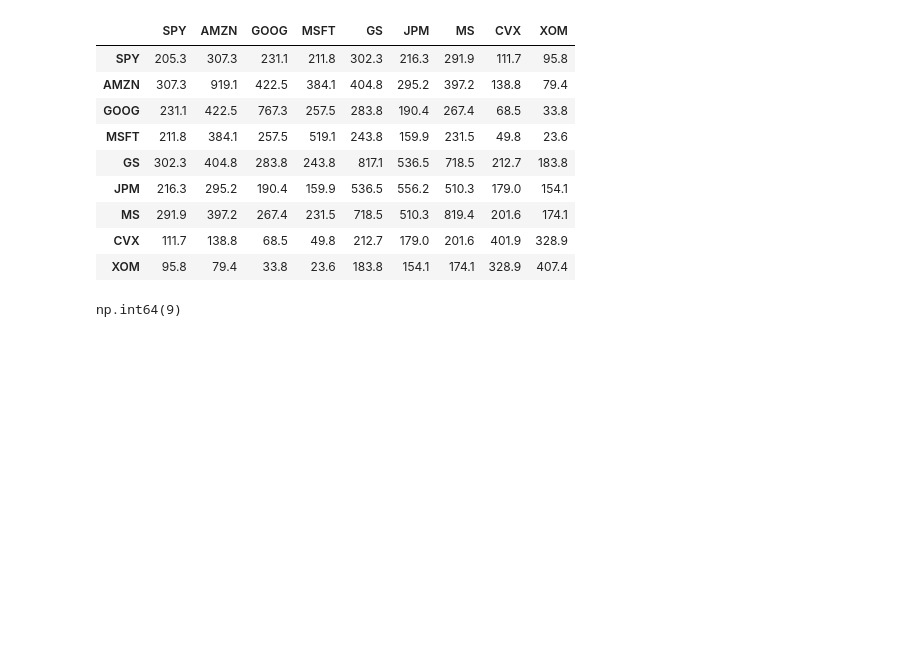
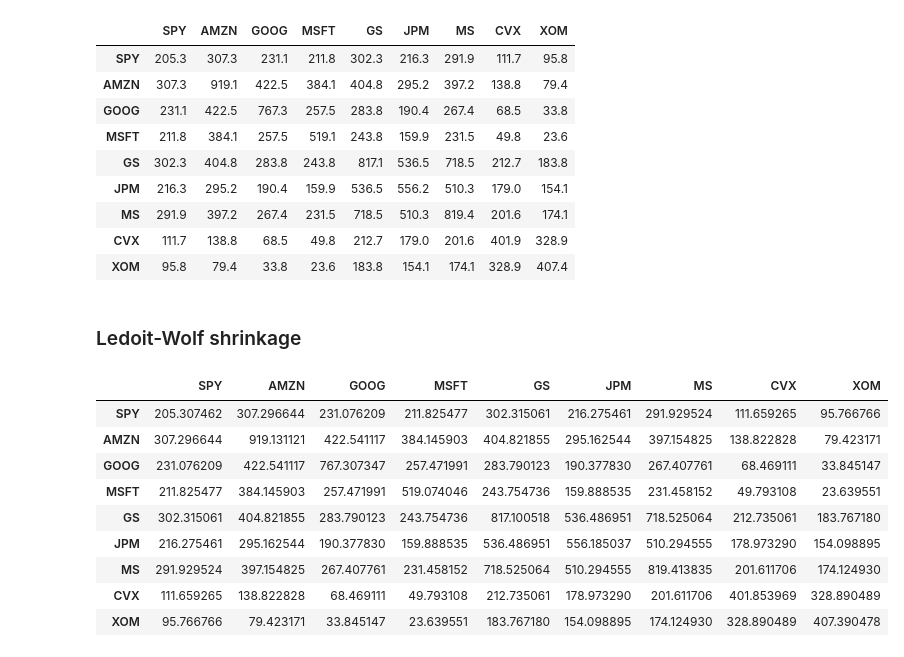
Before and after one commit to matthiasbouquet/advanced_algorithmic_trading, a Jupyter notebook: assignments/week_3/day_13.ipynb, the cells around one changed output. Saved outputs shown, nothing was run; the diff lists cells and outputs as text; code cells hidden in the pictures; blank space fills up the shorter version.

```diff
--- a/assignments/week_3/day_13.ipynb
+++ b/assignments/week_3/day_13.ipynb
@@ -53,11 +55,6 @@ round(cov_matrix, 1)
 | MS | 291.9 | 397.2 | 267.4 | 231.5 | 718.5 | 510.3 | 819.4 | 201.6 | 174.1 |
 | CVX | 111.7 | 138.8 | 68.5 | 49.8 | 212.7 | 179.0 | 201.6 | 401.9 | 328.9 |
 | XOM | 95.8 | 79.4 | 33.8 | 23.6 | 183.8 | 154.1 | 174.1 | 328.9 | 407.4 |
-# %%
-# matrix rank
-np.linalg.matrix_rank(cov_matrix)
-# %% [output]
-np.int64(9)
 # %%
 # Rolling covariance of US equities (equal-weight universe); returns from pct_change
 ROLL_WINDOW = 60  # bars on the resampled grid
@@ -89,0 +102,16 @@ fig.show()
+# %% [markdown]
+### Ledoit-Wolf shrinkage
+# %%
+# the covariance matrix is full rank, therefore invertibility is not an issue
+cov_matrix
+# %% [output]
+|  | SPY | AMZN | GOOG | MSFT | GS | JPM | MS | CVX | XOM |
+| SPY | 205.307462 | 307.296644 | 231.076209 | 211.825477 | 302.315061 | 216.275461 | 291.929524 | 111.659265 | 95.766766 |
+| AMZN | 307.296644 | 919.131121 | 422.541117 | 384.145903 | 404.821855 | 295.162544 | 397.154825 | 138.822828 | 79.423171 |
+| GOOG | 231.076209 | 422.541117 | 767.307347 | 257.471991 | 283.790123 | 190.377830 | 267.407761 | 68.469111 | 33.845147 |
+| MSFT | 211.825477 | 384.145903 | 257.471991 | 519.074046 | 243.754736 | 159.888535 | 231.458152 | 49.793108 | 23.639551 |
+| GS | 302.315061 | 404.821855 | 283.790123 | 243.754736 | 817.100518 | 536.486951 | 718.525064 | 212.735061 | 183.767180 |
+| JPM | 216.275461 | 295.162544 | 190.377830 | 159.888535 | 536.486951 | 556.185037 | 510.294555 | 178.973290 | 154.098895 |
+| MS | 291.929524 | 397.154825 | 267.407761 | 231.458152 | 718.525064 | 510.294555 | 819.413835 | 201.611706 | 174.124930 |
+| CVX | 111.659265 | 138.822828 | 68.469111 | 49.793108 | 212.735061 | 178.973290 | 201.611706 | 401.853969 | 328.890489 |
+| XOM | 95.766766 | 79.423171 | 33.845147 | 23.639551 | 183.767180 | 154.098895 | 174.124930 | 328.890489 | 407.390478 |
```
Also changed, not shown: parts of 6 cells of this notebook.
